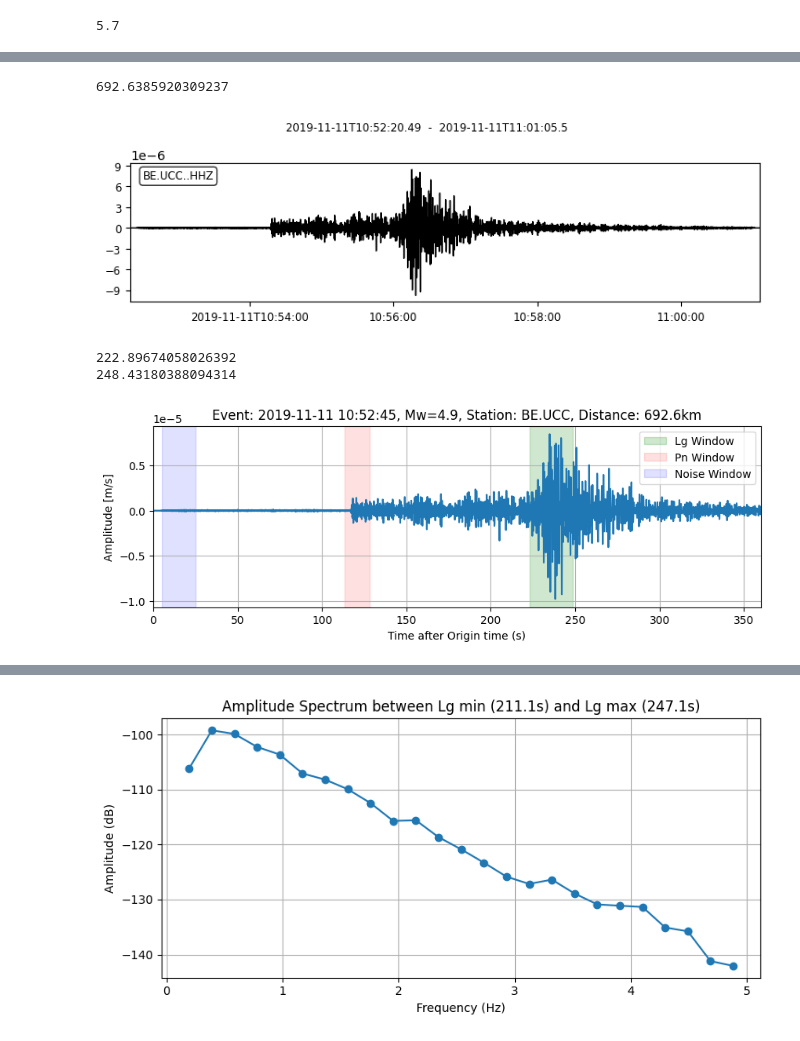
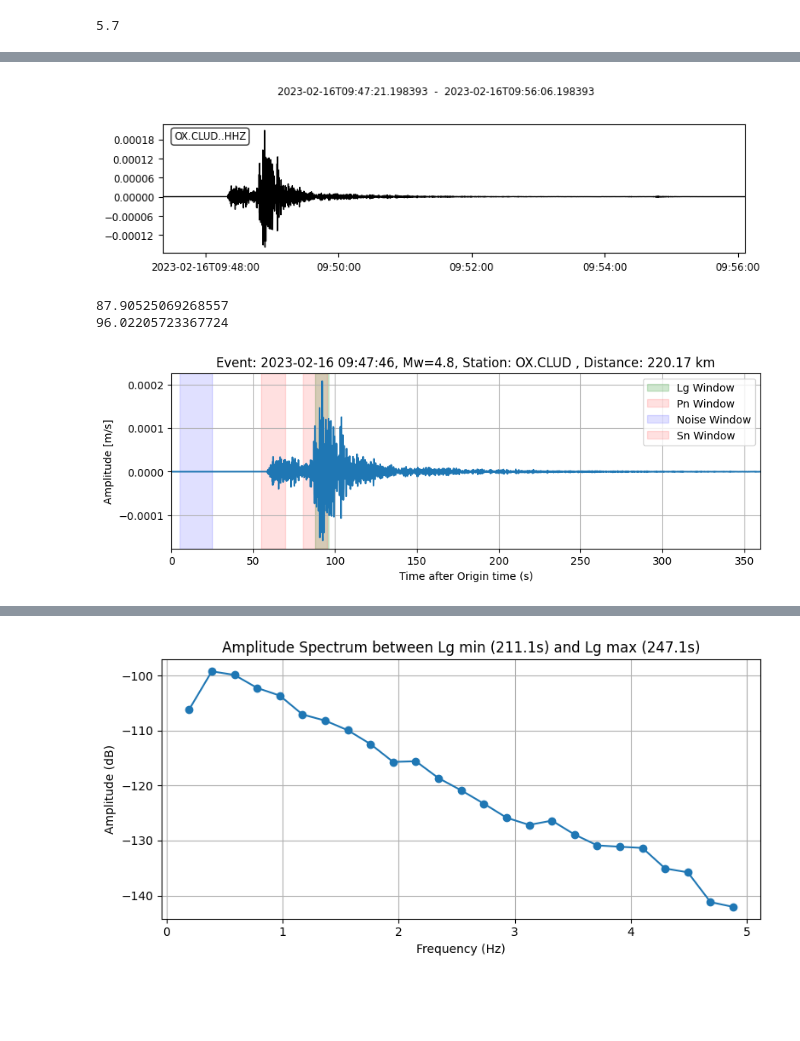
Before and after one commit to schreinerl/Lg_waves, a Jupyter notebook: fancy_plots.ipynb, the cells around one changed output, grey strips where cells are left out. Cells and saved outputs as stored; diff of their text form; code cells hidden in the pictures; blank space fills up the shorter version.

```diff
--- a/fancy_plots.ipynb
+++ b/fancy_plots.ipynb
@@ -69,7 +69,8 @@ tmaxCoda=320.
 
 event_name ='Nice 2025'
 event_name ='Rochemaure'
-
+event_name ='Corse 2011'
+event_name ='Croatia 2023'
 
 if event_name == 'Nice 2025':
     start = UTCDateTime("2025-03-18T17:40:00")
@@ -78,6 +79,19 @@ if event_name == 'Nice 2025':
 if event_name == 'Rochemaure' :
     start = UTCDateTime("2019-11-11 10:50:46 ") #magnitude 4.9
     end = UTCDateTime("2019-11-11 10:55:46 ")
+
+
+
+if event_name == 'Corse 2011':
+    start = UTCDateTime("2011-07-07 19:15:00") #magnitude 5.2
+    end = UTCDateTime("2011-07-07 19:35:00 ")
+
+
+
+
+if event_name == 'Croatia 2023':
+    start = UTCDateTime("2023-02-16 09:40:45") #magnitude 4.8
+    end = UTCDateTime("2023-02-16 09:55:45")
 
 
 minlat = 37
@@ -279,7 +280,7 @@ def plot_record_section(
 
 
 selected_stations = []
-stationis = stations_all[100:200]
+stationis = stations_all[200:300]
 last_dist = -1e6
 for row in sorted(stationis, key=lambda x: x[5]):
     dist = float(row[5]) / 1000.
@@ -296,6 +297,7 @@ bad_stations = {'AJAC', 'CAMF', 'PYLO', 'MORSI','STR', 'CFNM', 'LOUF', 'CAMF'}
 st_plot_filt_all = obspy.Stream(tr for tr in st_plot_filt_all if tr.stats.station not in bad_stations)
 
 station_names = {s[1] for s in selected_stations}
+station_names.add('CLUD')
 st_filtered = obspy.Stream(tr for tr in st_all if tr.stats.station in station_names)
 
 fmin, fmax = 1, 7
@@ -321,7 +323,7 @@ st_plot_filt_all.filter("bandpass", freqmin=fmin, freqmax=fmax)
 
 
 
-stationname = 'UCC'
+stationname = 'CLUD'
 trace = next((tr for tr in st_plot_filt_all if tr.stats.station == stationname), None)
 if trace is None:
     raise ValueError(f"Station {stationname} not found in the stream.")
@@ -416,44 +418,46 @@ plt.show()
 Bouf = next((tr for tr in st_plot_filt_all if tr.stats.station == stationname), None)
 if Bouf is None:
     raise ValueError(f"Station {stationname} not found in st_plot_filt_all.")
-
+net = Bouf.stats.network
 distance = next(row[5] for row in stations_all if row[1] == stationname)
-print(distance/1000)
+dist = distance / 1000
 Pnt = next(row[7] for row in stations_all if row[1] == stationname)
+Snt = next(row[8] for row in stations_all if row[1] == stationname)
 Bouf.plot()
 
 t1 = (distance/1000)/vLg_max +25
 t2 = (distance/1000)/vLg_min + 25
 print(t1)
 print(t2)
 
 timeseries = Bouf.data
 dt = Bouf.stats.delta
 t = np.arange(0, len(timeseries)) * dt
 
 plt.figure(figsize=(10, 3))
 plt.plot(t, timeseries)
 plt.xlabel('Time after Origin time (s)')
 plt.ylabel('Amplitude [m/s]')
-plt.title('Event: 2019-11-11 10:52:45, Mw=4.9, Station: BE.UCC, Distance: 692.6km')
+plt.title(f'Event: {eq_start.strftime("%Y-%m-%d %H:%M:%S")}, Mw={eq_mag}, Station: {net}.{stationname} , Distance: {dist:.2f} km')
 
 # Highlight Lg window
 plt.axvspan(t1, t2, color='g', alpha=0.19, label='Lg Window')
 # Highlight Pn window
 plt.axvspan(Pnt - 5, Pnt + 10, color='r', alpha=0.12, label='Pn Window')
 plt.axvspan(5, 25, color='b', alpha=0.12, label='Noise Window')
+# Highlight Sn window
+plt.axvspan(Snt - 5, Snt + 10, color='r', alpha=0.12, label='Sn Window')
 
 
 plt.xlim(0, 360)
 plt.legend()
 plt.grid()
 plt.show()
 # %% [output]
+[figure, new version]
-692.6385920309237
+87.90525069268557
+96.02205723367724
-[figure, old version]
-222.89674058026392
-248.43180388094314
-[figure, old version]
+[figure, new version]
 # %%
 idx_start = np.searchsorted(t, t_Lg_min)
 idx_end = np.searchsorted(t, t_Lg_max)
```
Also changed, not shown: parts of 7 cells of this notebook, 1 other file.
